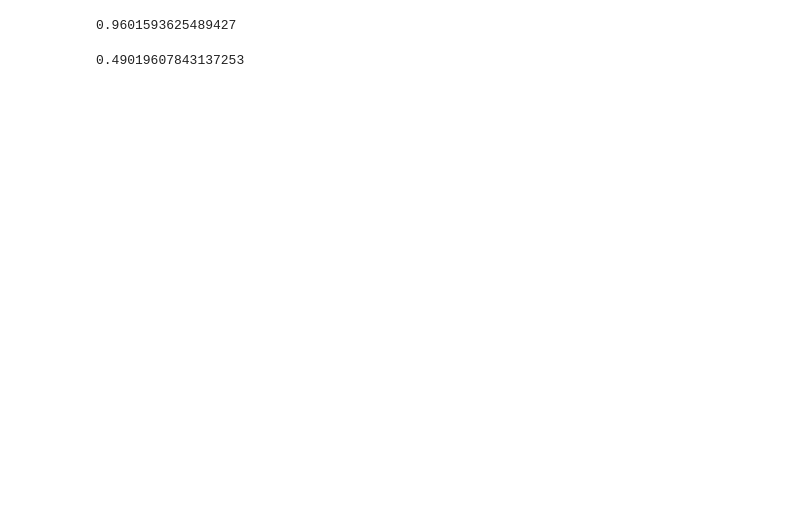
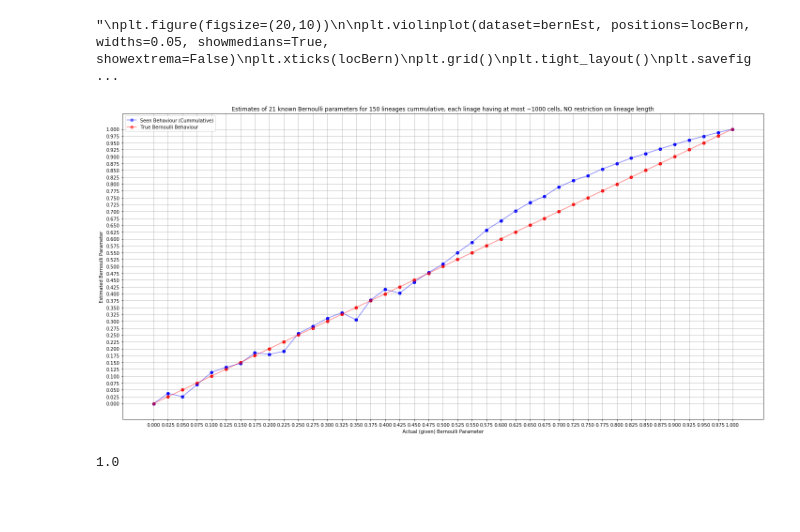
Before and after one commit to meyer-lab/tHMM, a Jupyter notebook: lineage/testingMLE.ipynb, the cells around one changed output. Saved outputs shown, nothing was run; the diff lists cells and outputs as text; code cells hidden in the pictures; blank space fills up the shorter version.

Commit message:
testing a cummulative lineage parameter estimation

```diff
--- a/lineage/testingMLE.ipynb
+++ b/lineage/testingMLE.ipynb
@@ -3,17 +0,0 @@ import CellNode as c
-# %%
-exampleLineage = c.Tree()
-exampleLineage.tree = []
-
-mle_param_holder = []
-for i in range(50000):
-    while len(exampleLineage.tree) < 250:
-        exampleLineage.tree = c.generate(numCells=250, locBern=0.9, cGom=10000000)
-    fate_holder = []
-    for cell in exampleLineage.tree:
-        fate_holder.append(cell.fate)
-    mle_param_holder.append(sum(fate_holder)/len(fate_holder))
-print(sum(mle_param_holder)/len(mle_param_holder))
-
-#exampleLineage.plotTree()
-# %% [output]
-0.9601593625489427
@@ -20,3 +6,53 @@ print(sum(mle_param_holder)/len(mle_param_holder))
+# %%
+exampleLineage = c.Tree()
+exampleLineage.tree = []
+
+locBern = np.linspace(0,1,41)
+bernEst = []
+estimator_holder = []
+for param in locBern:
+    mle_param_holder = []
+    for i in range(150):
+        exampleLineage.tree = []
+        exampleLineage.tree = c.generate(numCells=1000, locBern=param, cGom=1000)
+        #if param > 0:
+        #    while len(exampleLineage.tree) < 2:
+        #        exampleLineage.tree = c.generate(numCells=1000, locBern=param, cGom=10000000)
+        for cell in exampleLineage.tree:
+            mle_param_holder.append(cell.fate*1)
+    bernEst.append(mle_param_holder)
+    estimator_holder.append((sum(mle_param_holder)/len(mle_param_holder)))
+bernEst = np.array(bernEst)
+
+plt.figure(figsize=(20,10))
+plt.plot(locBern, estimator_holder, 'b-o', label="Seen Behaviour (Cummulative)", alpha=0.5)
+plt.plot(locBern, locBern, 'r-o', label="True Bernoulli Behaviour", alpha=0.5)
+plt.scatter(locBern, locBern, c='r')
+plt.scatter(locBern, estimator_holder, c='b')
+#plt.violinplot(dataset=bernEst.T, positions=locBern, widths=0.05, showmedians=True, showextrema=False)
+plt.xticks(locBern)
+plt.yticks(locBern)
+plt.xlabel('Actual (given) Bernoulli Parameter')
+plt.ylabel('Estimated Bernoulli Parameter')
+plt.legend()
+plt.title('Estimates of 21 known Bernoulli parameters for 150 lineages cummulative, each linage having at most ~1000 cells, NO restriction on lineage length')
+plt.grid()
+plt.tight_layout()
+plt.savefig('bern.png')
+
+'''
+plt.figure(figsize=(20,10))
+
+plt.violinplot(dataset=bernEst, positions=locBern, widths=0.05, showmedians=True, showextrema=False)
+plt.xticks(locBern)
+plt.grid()
+plt.tight_layout()
+plt.savefig('death_events.png')
+'''
+#exampleLineage.plotTree()
+# %% [output]
+"\nplt.figure(figsize=(20,10))\n\nplt.violinplot(dataset=bernEst, positions=locBern, widths=0.05, showmedians=True, showextrema=False)\nplt.xticks(locBern)\nplt.grid()\nplt.tight_layout()\nplt.savefig ...
+[figure, added]
 # %%
 fate_holder = []
 for cell in exampleLineage.tree:
@@ -24,4 +60,6 @@ for cell in exampleLineage.tree:
 # %%
 print(sum(fate_holder)/len(fate_holder))
 # %% [output]
-0.49019607843137253
+1.0
+# %% [markdown]
+####
```
Also changed, not shown: parts of 2 cells of this notebook, 1 other file.
